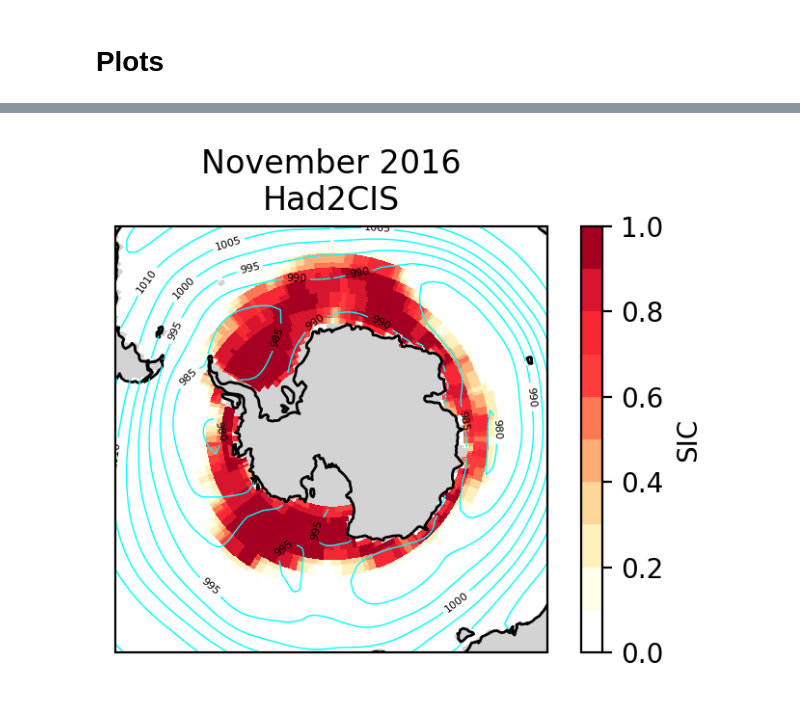
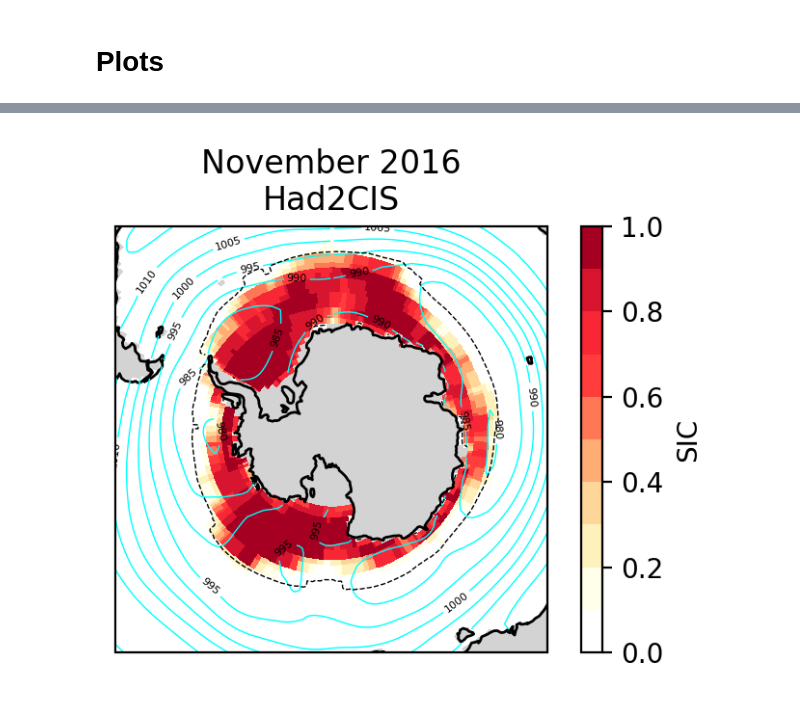
Before and after one commit to bobby-payne/icepack, a Jupyter notebook: Spatial Plots.ipynb, the cells around one changed output, grey strips where cells are left out. Drawn from its saved outputs; the diff is of its cells as text; code cells hidden in the pictures.

```diff
--- a/Spatial Plots.ipynb
+++ b/Spatial Plots.ipynb
@@ -28,6 +28,7 @@ monthdict = {1:'January',2:'February',3:'March',4:'April',5:'May',6:'June',
 # %%
 method = 'mean'
 daterange = (2000,2019) # for calculating anomalies
+daterange_clim = (1992,2015) # for climatologies
 
 mask_path = "../data/mask/landmask_1x1.nc"
 mask = xr.open_dataset(mask_path)
@@ -44,6 +45,7 @@ psl_ERA5['psl'] = psl_ERA5['psl'].where(~np.isnan(mask.mask), other=np.nan)
 # calculate anomalies
 sic_anom_Had2CIS = remove_trend(sic_Had2CIS,'SICN',method=method,ref_period=daterange)
 psl_anom_ERA5 = remove_trend(psl_ERA5,'psl',method=method,ref_period=daterange)
+sic_clim_Had2CIS = get_climatology(sic_Had2CIS,var='SICN',ref_period=daterange_clim)
 # %%
 sic_path = "../data/model/CanESM5/nudge/winds_195001-202112/sic_1x1/siconc_SImon_CanESM5_01_historical_r1i1p1f1_gn_195001-202112_1x1.nc"
 psl_path = "../data/model/CanESM5/nudge/winds_195001-202112/psl_1x1/psl_Amon_CanESM5-rsk2052-01_historical_r1i1p1f1_gn_195001-202112_1x1.nc"
@@ -175,5 +256,5 @@ title = f"{monthdict[month]} {year}"
 # %%
-fieldplot(sic_Had2CIS,psl_ERA5,month=month,year=year,title=title+"\nHad2CIS",anom=False)
+fieldplot(sic_Had2CIS,psl_ERA5,climdata=sic_clim_Had2CIS,month=month,year=year,title=title+"\nHad2CIS",anom=False)
 # %% [output]
-[figure, old version]
+[figure, new version]
 # %%
```
Also changed, not shown: parts of 12 cells of this notebook.
